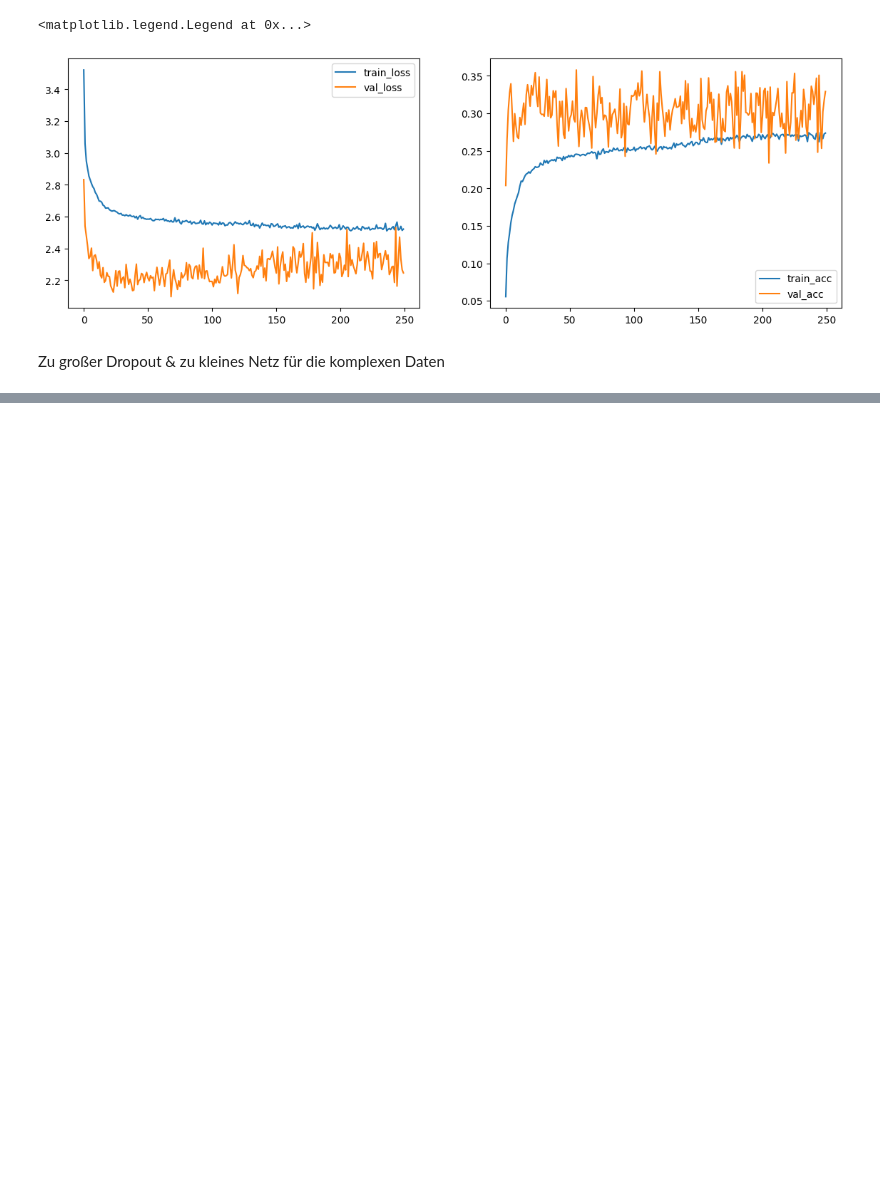
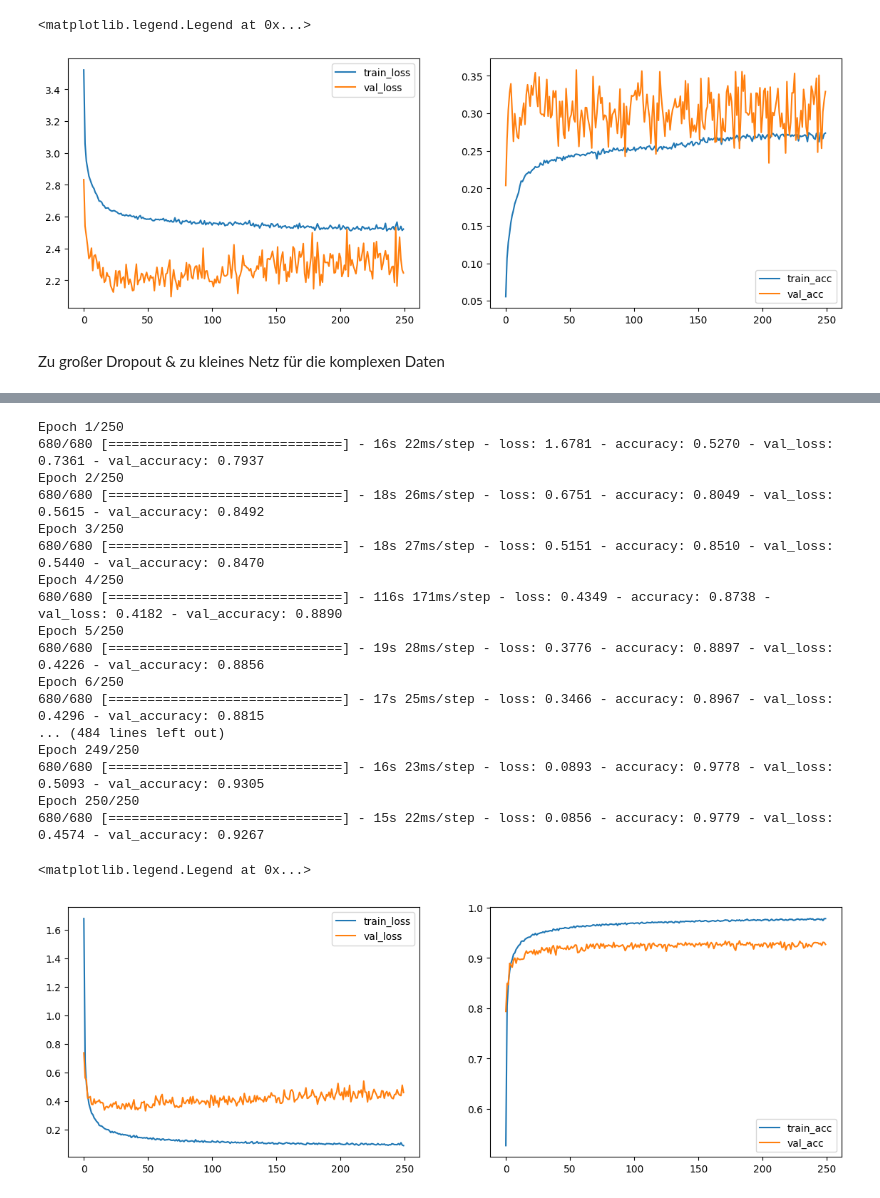
Before and after one commit to nmaaiken/neuro_modularbeit, a Jupyter notebook: DNN.ipynb, the cells around one changed output, grey strips where cells are left out. Cells and saved outputs as stored; diff of their text form; code cells hidden in the pictures; blank space fills up the shorter version.

```diff
--- a/DNN.ipynb
+++ b/DNN.ipynb
@@ -305,0 +489,60 @@ Epoch 155/250
+# %%
+dnn_50_dropout = Sequential()
+
+dnn_50_dropout.add(Dense(1024, activation='relu', input_dim=(32*32*1)))
+dnn_50_dropout.add(Dropout(0.3))
+dnn_50_dropout.add(Dense(512, activation='relu'))
+dnn_50_dropout.add(Dropout(0.3))
+dnn_50_dropout.add(Dense(256, activation='relu'))
+dnn_50_dropout.add(Dropout(0.3))
+dnn_50_dropout.add(Dense(43, activation='softmax'))
+
+
+dnn_50_dropout.compile(
+    optimizer='adam',
+    loss='categorical_crossentropy',
+    metrics=['accuracy']
+)
+
+dnn_50_dropout_history = dnn_50_dropout.fit(
+    x=x_train_gray,
+    y=y_train_gray,
+    epochs=250,
+    batch_size=128,
+    verbose=1,
+    validation_data=(x_test_gray, y_test_gray)
+)
+
+#plt.plot(dnn_no_dropout_history.history['accuracy'], label='train_acc')
+#plt.plot(dnn_no_dropout_history.history['val_accuracy'], label='val_acc')
+plt.figure(figsize=(14,10))
+
+plt.subplot(221)
+plt.plot(dnn_50_dropout_history.history['loss'], label='train_loss')
+plt.plot(dnn_50_dropout_history.history['val_loss'], label='val_loss')
+plt.legend(['train_loss', 'val_loss'])
+
+plt.subplot(222)
+plt.plot(dnn_50_dropout_history.history['accuracy'], label='train_acc')
+plt.plot(dnn_50_dropout_history.history['val_accuracy'], label='val_acc')
+plt.legend(['train_acc', 'val_acc'])
+# %% [output]
+Epoch 1/250
+680/680 [==============================] - 16s 22ms/step - loss: 1.6781 - accuracy: 0.5270 - val_loss: 0.7361 - val_accuracy: 0.7937
+Epoch 2/250
+680/680 [==============================] - 18s 26ms/step - loss: 0.6751 - accuracy: 0.8049 - val_loss: 0.5615 - val_accuracy: 0.8492
+Epoch 3/250
+680/680 [==============================] - 18s 27ms/step - loss: 0.5151 - accuracy: 0.8510 - val_loss: 0.5440 - val_accuracy: 0.8470
+Epoch 4/250
+680/680 [==============================] - 116s 171ms/step - loss: 0.4349 - accuracy: 0.8738 - val_loss: 0.4182 - val_accuracy: 0.8890
+Epoch 5/250
+680/680 [==============================] - 19s 28ms/step - loss: 0.3776 - accuracy: 0.8897 - val_loss: 0.4226 - val_accuracy: 0.8856
+Epoch 6/250
+680/680 [==============================] - 17s 25ms/step - loss: 0.3466 - accuracy: 0.8967 - val_loss: 0.4296 - val_accuracy: 0.8815
+... (484 lines left out)
+Epoch 249/250
+680/680 [==============================] - 16s 23ms/step - loss: 0.0893 - accuracy: 0.9778 - val_loss: 0.5093 - val_accuracy: 0.9305
+Epoch 250/250
+680/680 [==============================] - 15s 22ms/step - loss: 0.0856 - accuracy: 0.9779 - val_loss: 0.4574 - val_accuracy: 0.9267
+<matplotlib.legend.Legend at 0x...>
+[figure, added]
```
Also changed, not shown: parts of 24 cells of this notebook, 18 other files.
